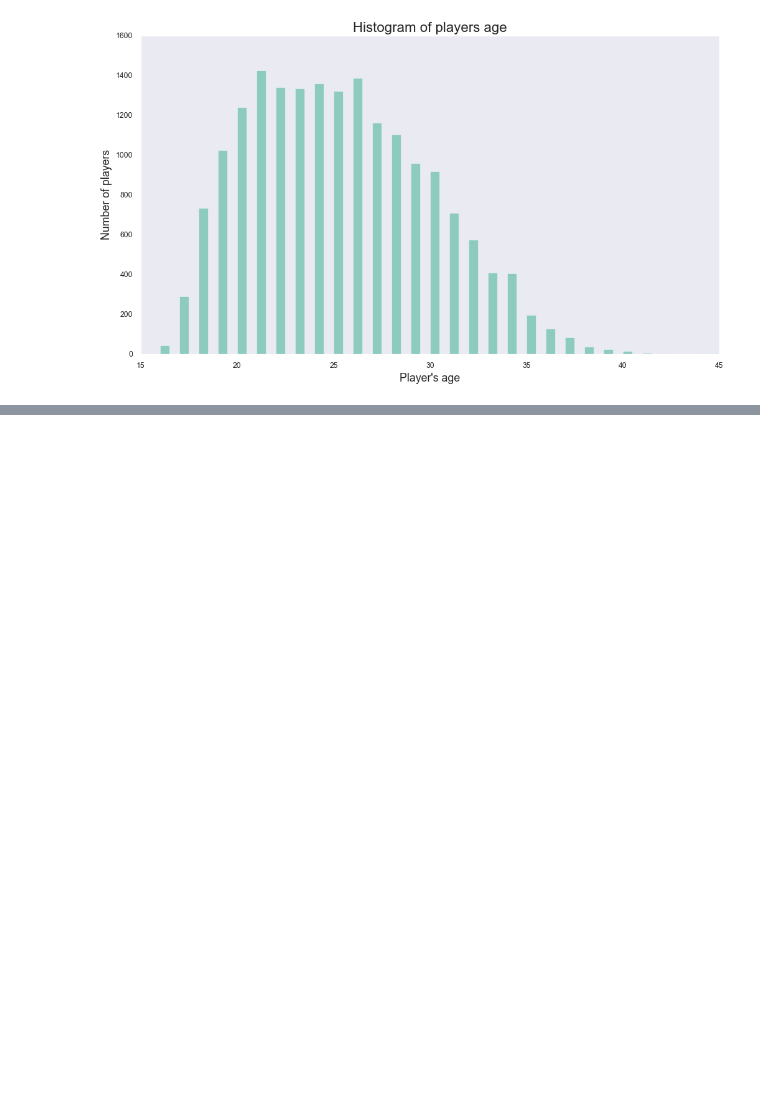
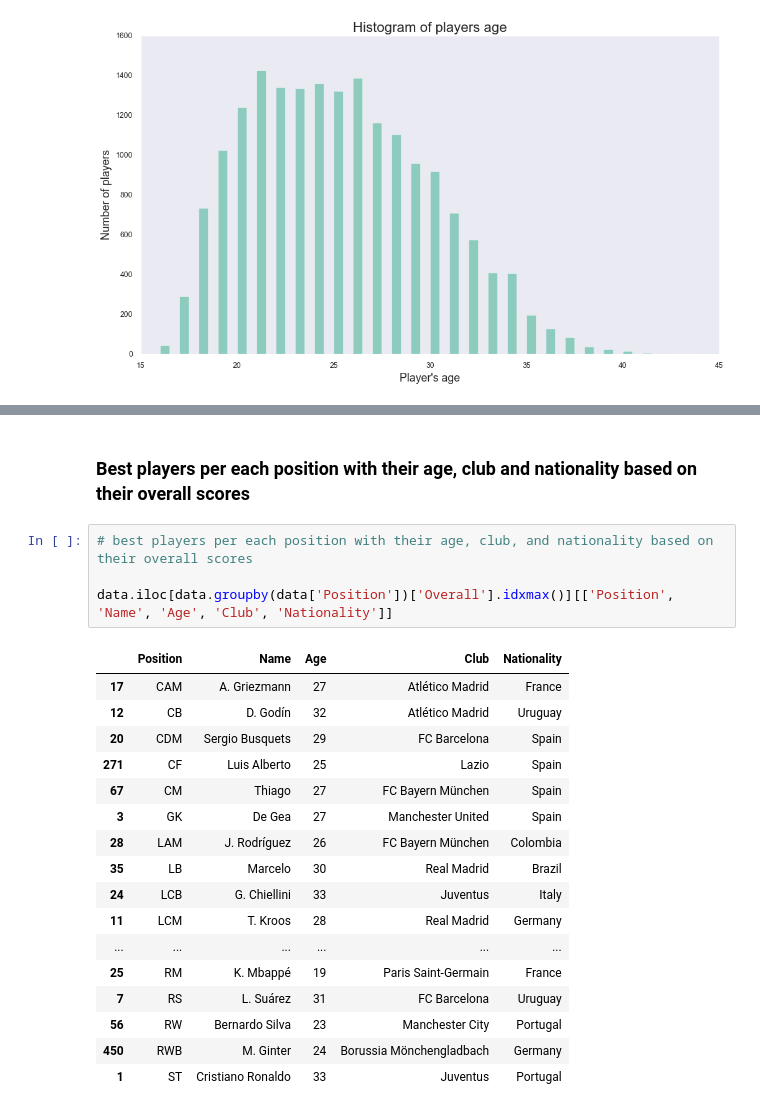
Before and after one commit to SiddarthSamdani/Fifa_Visualization, a Jupyter notebook: Fifa_Visualization.ipynb, the cells around one changed output, grey strips where cells are left out. Saved outputs shown, nothing was run; the diff lists cells and outputs as text; blank space fills up the shorter version.

```diff
--- a/Fifa_Visualization.ipynb
+++ b/Fifa_Visualization.ipynb
@@ -445,0 +529,24 @@ plt.show()
+# %% [markdown]
+### Best players per each position with their age, club and nationality based on their overall scores
+# %%
+# best players per each position with their age, club, and nationality based on their overall scores
+
+data.iloc[data.groupby(data['Position'])['Overall'].idxmax()][['Position', 'Name', 'Age', 'Club', 'Nationality']]
+# %% [output]
+|  | Position | Name | Age | Club | Nationality |
+| 17 | CAM | A. Griezmann | 27 | Atlético Madrid | France |
+| 12 | CB | D. Godín | 32 | Atlético Madrid | Uruguay |
+| 20 | CDM | Sergio Busquets | 29 | FC Barcelona | Spain |
+| 271 | CF | Luis Alberto | 25 | Lazio | Spain |
+| 67 | CM | Thiago | 27 | FC Bayern München | Spain |
+| 3 | GK | De Gea | 27 | Manchester United | Spain |
+| 28 | LAM | J. Rodríguez | 26 | FC Bayern München | Colombia |
+| 35 | LB | Marcelo | 30 | Real Madrid | Brazil |
+| 24 | LCB | G. Chiellini | 33 | Juventus | Italy |
+| 11 | LCM | T. Kroos | 28 | Real Madrid | Germany |
+| ... | ... | ... | ... | ... | ... |
+| 25 | RM | K. Mbappé | 19 | Paris Saint-Germain | France |
+| 7 | RS | L. Suárez | 31 | FC Barcelona | Uruguay |
+| 56 | RW | Bernardo Silva | 23 | Manchester City | Portugal |
+| 450 | RWB | M. Ginter | 24 | Borussia Mönchengladbach | Germany |
+| 1 | ST | Cristiano Ronaldo | 33 | Juventus | Portugal |
```
Also changed, not shown: parts of 9 cells of this notebook.
